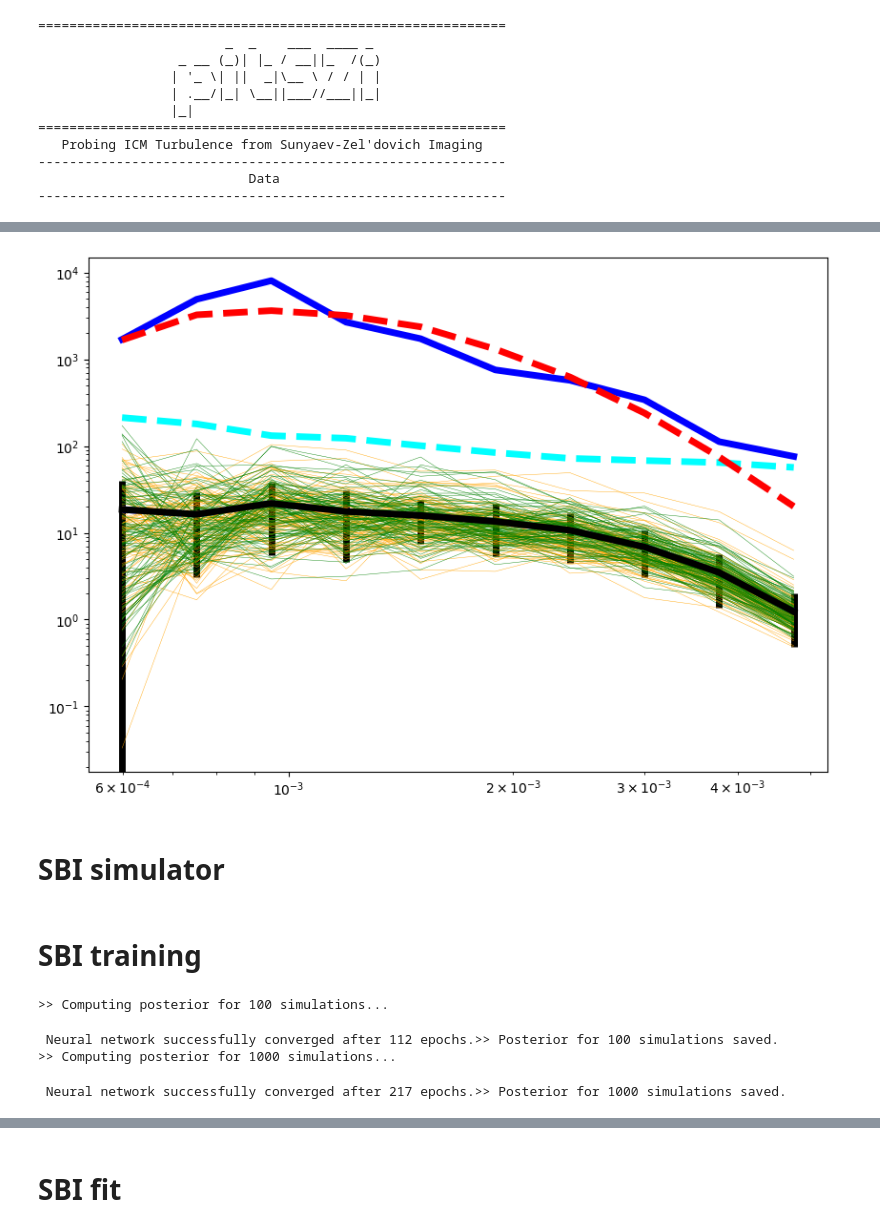
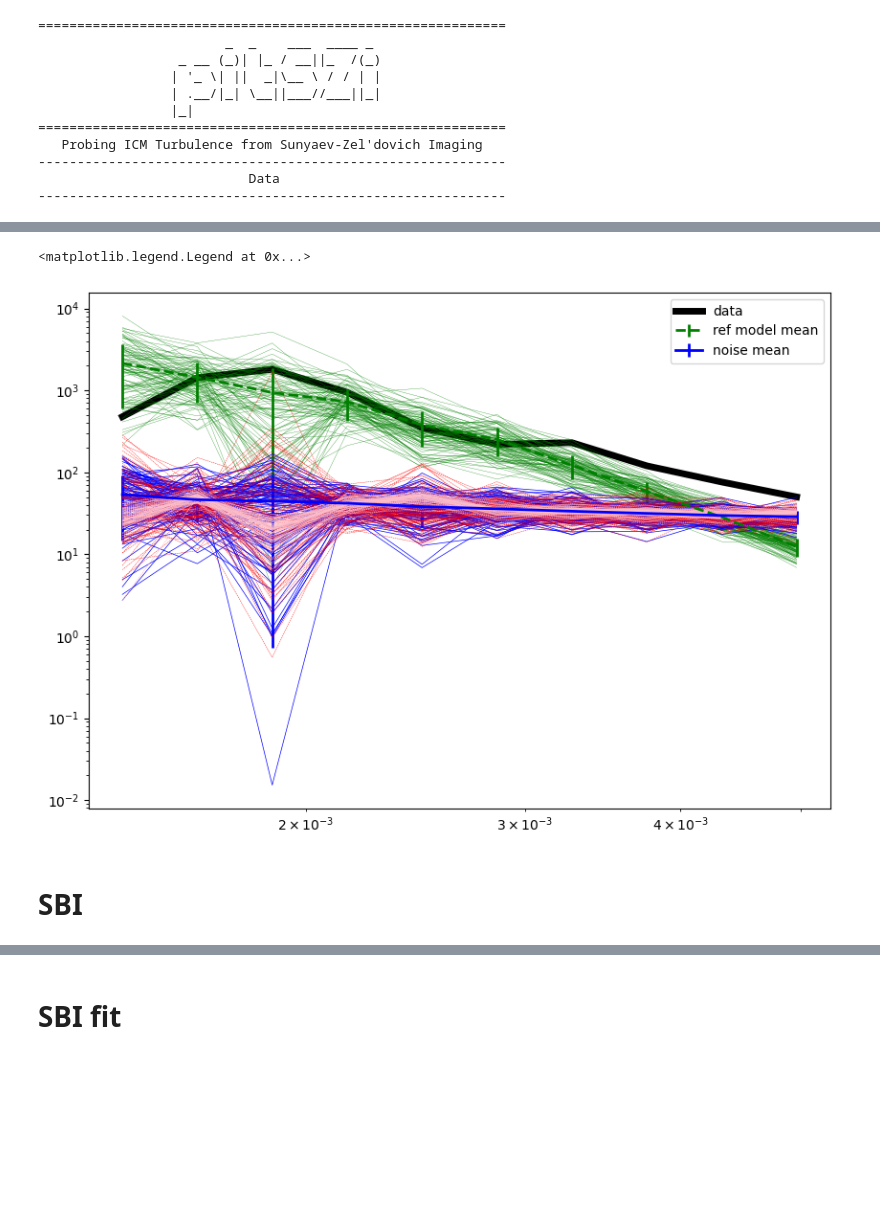
Before and after one commit to remi-adam/pitszi, a Jupyter notebook: notebook/pitszi_dev_sbi_implementation.ipynb, the cells around one changed output, grey strips where cells are left out. Saved outputs shown, nothing was run; the diff lists cells and outputs as text; code cells hidden in the pictures; blank space fills up the shorter version.

```diff
--- a/notebook/pitszi_dev_sbi_implementation.ipynb
+++ b/notebook/pitszi_dev_sbi_implementation.ipynb
@@ -126,0 +172,7 @@ mock.give_sampling_information()
+# %%
+CIB_exist = os.path.exists(output_dir+'/CIB_MC.joblib')
+if CIB_reproc or not CIB_exist:
+    cib_mc = simu_cib(mock.get_map_header(), beam_FWHM, TF, Nsim=CIB_Nsim, Scut_high=0.1, Scut_low=0.001)
+    dump(cib_mc, output_dir+'/CIB_MC.joblib')
+else:
+    cib_mc = load(output_dir+'/CIB_MC.joblib')
@@ -143,17 +197,19 @@ mask[dist_map > mask_Ntheta500*mock.theta500.to_value('deg')] = 0
 data.mask = mask
 
 #----- Define the noise properties
-data.noise_mc = data.get_noise_monte_carlo_from_model(Nmc=1000, center=mock.get_map_center())
-data.noise_rms = data.get_noise_rms_from_model(Nmc=1000, center=mock.map_center)
+data.noise_mc = data.get_noise_monte_carlo_from_model(Nmc=noise_Nsim, center=mock.get_map_center())
+data.noise_rms = data.get_noise_rms_from_model(Nmc=noise_Nsim, center=mock.map_center)
 if os.path.exists(data.output_dir+'/data_image_noise_covariance_matrix.pkl'):
     data.load_noise_covariance(data.output_dir+'/data_image_noise_covariance_matrix.pkl')
 else:
-    data.noise_covmat = data.get_noise_covariance_from_model(Nmc=1000)
+    data.noise_covmat = data.get_noise_covariance_from_model(Nmc=noise_Nsim)
     data.save_noise_covariance(data.output_dir+'/data_image_noise_covariance_matrix.pkl')
 
 #----- Mock the data
 img = data.set_image_to_mock(mock, model_no_fluctuations=False,
                              noise_origin='model', noise_center=mock.get_map_center(), noise_seed=noise_seed)
+if include_CIB:
+    data.image += cib_mc[cib_seed]
 # %% [output]
 ============================================================
                         _  _    ___  ____ _
@@ -272,9 +282,11 @@ cib_mc = simu_cib(data.header, beam_FWHM, TF, Nsim=100, Scut_high=100, Scut_low=
 model = copy.deepcopy(mock)
 # %%
 cl_Finfer = pitszi.InferenceFluctuation(data, model,
-                                        nuisance_bkg_mc1=cib_mc*0.1,
-                                        method_use_covmat=False, silent=False,
+                                        method_use_covmat=method_use_covmat,
+                                        silent=False,
                                         output_dir=output_dir)
+
+if include_CIB: cl_Finfer.nuisance_bkg_mc1 = cib_mc
 
 #----- Define binning
 cl_Finfer.kbin_min   = kmin_pk
@@ -296,7 +308,7 @@ cl_Finfer.set_method_w8(roi_mask=roi,
                         smooth_FWHM=method_w8_smooth)
 
 #----- Setup
-cl_Finfer.pk_setup(Nmc=100)
+cl_Finfer.pk_setup(Nmc=1000)
 # %% [output]
 ============================================================
                         _  _    ___  ____ _
@@ -320,19 +350,20 @@ k2d, pk2d_data = cl_Finfer.get_pk2d_data(physical=True)
 # %%
-dlnc = pitszi.utils_pk.pk_data_augmentation(k2d, cl_Finfer._pk2d_bkg_mc, Nsim=100, method='LogNormCov')
-dnni = pitszi.utils_pk.pk_data_augmentation(k2d, cl_Finfer._pk2d_bkg_mc, Nsim=100, method='NearNeighborsItpl', n_nearest=99)
+dlnc = pitszi.utils_pk.pk_data_augmentation(k2d, cl_Finfer._pk2d_noise_mc, Nsim=100, method='LogNormCov')
+dnni = pitszi.utils_pk.pk_data_augmentation(k2d, cl_Finfer._pk2d_noise_mc, Nsim=100, method='NearNeighborsItpl', n_nearest=99)
 # %%
 plt.figure(figsize=(10,7))
-plt.loglog(k2d, pk2d_data, color='blue', lw=5)
-plt.errorbar(cl_Finfer._kctr_kpc, cl_Finfer._pk2d_bkg, cl_Finfer._pk2d_bkg_rms, color='k', lw=5)
-plt.plot(cl_Finfer._kctr_kpc, cl_Finfer._pk2d_bkg, color='blue', ls='--', lw=5)
-plt.plot(cl_Finfer._kctr_kpc, cl_Finfer._pk2d_noise, color='cyan', ls='--', lw=5)
-plt.plot(cl_Finfer._kctr_kpc, cl_Finfer._pk2d_modref, color='r', ls='--', lw=5)
-for i in range(100): plt.loglog(cl_Finfer._kctr_kpc, cl_Finfer._pk2d_bkg_mc[i], color='orange', lw=0.3)
-for i in range(100): plt.loglog(k2d, dlnc[i], color='green', lw=0.3)
-#for i in range(100): plt.loglog(k2d, dnni[i], color='r', lw=0.3)
+plt.loglog(k2d, pk2d_data, color='k', lw=5, label='data')
+plt.errorbar(cl_Finfer._kctr_kpc, cl_Finfer._pk2d_modref, cl_Finfer._pk2d_modref_rms, color='green', ls='--', lw=2, label='ref model mean')
+for i in range(100): plt.loglog(cl_Finfer._kctr_kpc, cl_Finfer._pk2d_modref_mc[i], color='green', lw=0.2)
+plt.errorbar(cl_Finfer._kctr_kpc, cl_Finfer._pk2d_noise, cl_Finfer._pk2d_noise_rms, color='blue', ls='-', lw=2, label='noise mean')
+for i in range(100): plt.loglog(cl_Finfer._kctr_kpc, cl_Finfer._pk2d_noise_mc[i], color='blue', lw=0.5)
+for i in range(100): plt.loglog(k2d, dlnc[i], color='red', lw=0.3, ls='--')
+for i in range(100): plt.loglog(k2d, dnni[i], color='pink', lw=0.3, ls='--')
 plt.xscale('log')
 plt.yscale('log')
+plt.legend()
 # %% [output]
+<matplotlib.legend.Legend at 0x...>
-[figure, old version]
+[figure, new version]
 # %% [markdown]
-# SBI simulator
+# SBI
@@ -367,2 +369,0 @@ def simulator_pk2d(parameters):
-# %% [markdown]
-# SBI training
@@ -374,23 +369,0 @@ prior = sbi.utils.BoxUniform(low=torch.FloatTensor([0., 0.]),
-# %%
-retraining = False
-
-# === SNPE with basic Pk2d simulator
-# list of the N_simu on which to train a neural network
-list_n_simu_sbi = [100, 1000]
-for n_simu_sbi in list_n_simu_sbi:
-
-    posterior_filename = output_dir+f"NPE_"f"{n_simu_sbi}.pt"
-
-    if os.path.exists(posterior_filename) and retraining==False:
-        print(f">> Posterior for {n_simu_sbi} simulations already exists, skipping.")
-        continue
-
-    print(f">> Computing posterior for {n_simu_sbi} simulations...")
-    posterior_pk2d = infer(simulator_pk2d, prior, method='SNPE', num_simulations=n_simu_sbi)
-    torch.save(posterior_pk2d, posterior_filename)
-    print(f">> Posterior for {n_simu_sbi} simulations saved.")
-# %% [output]
->> Computing posterior for 100 simulations...
- Neural network successfully converged after 112 epochs.>> Posterior for 100 simulations saved.
->> Computing posterior for 1000 simulations...
- Neural network successfully converged after 217 epochs.>> Posterior for 1000 simulations saved.
```
Also changed, not shown: parts of 29 cells of this notebook, 3 other files.
